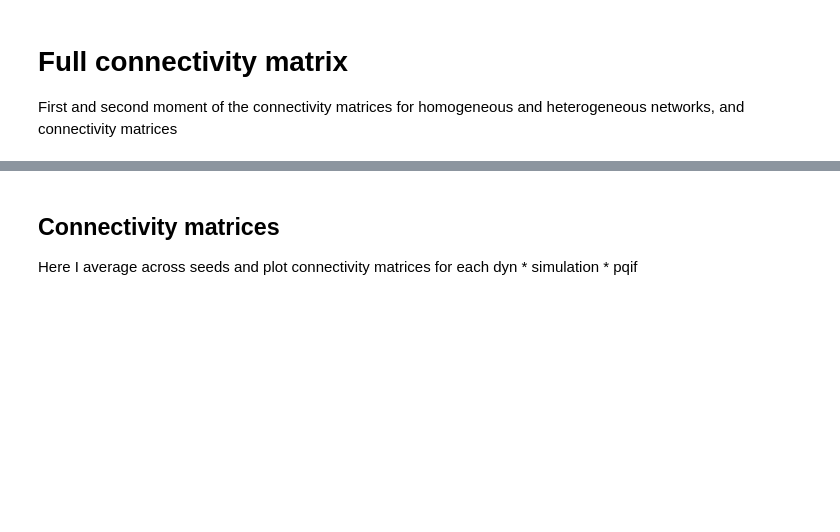
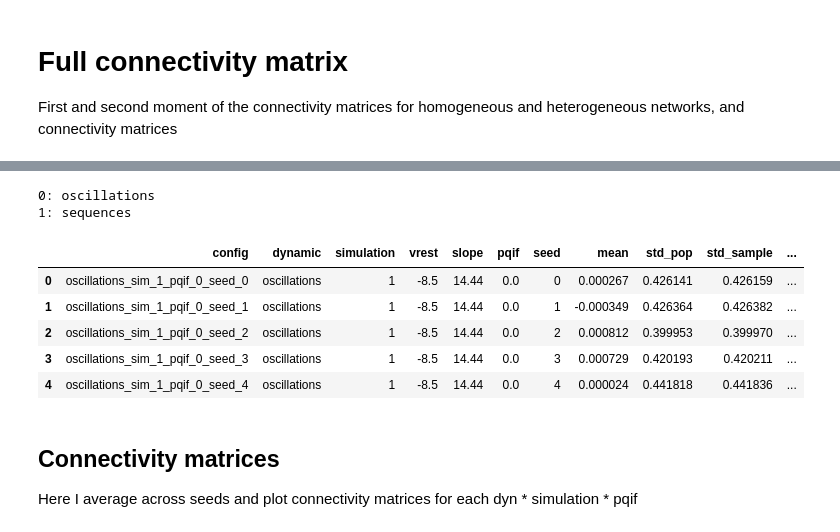
Before and after one commit to acevedomartina/HeterogeneousRNNs, a Jupyter notebook: learning/statistics_connectivity_matrix.ipynb, the cells around one changed output, grey strips where cells are left out. Cells and saved outputs as stored; diff of their text form; code cells hidden in the pictures; blank space fills up the shorter version.

Commit message:
Tested the use of classes to create configurations to loop through, on plotting statistics of the connectivity matrices

```diff
--- a/learning/statistics_connectivity_matrix.ipynb
+++ b/learning/statistics_connectivity_matrix.ipynb
@@ -106,3 +83,83 @@ wDF.head(5)
+# %%
+base_path = Path(r"J:\ordinary_simulations")  # Path to simulation files
+base_path.mkdir(parents=True, exist_ok=True)
+
+import numpy as np
+import pandas as pd
+
+
+weights_filtered_dict = {}
+rows = []
+
+for i, cfg in enumerate(configs):
+    print(f"{i}: {cfg.name}")
+
+    for sim_param, pqif, seed in cfg.iter_params():
+        sim = sim_param.sim
+        vrest = sim_param.vrest
+        gain = sim_param.gain
+
+
+        simulation_id = f'{cfg.name}_sim_{sim}_pqif_{pqif}_seed_{seed}'  # Shared across dataframe and dictionary
+
+        # ------------------------------ Initial matrix (with zero weights) ------------------------------
+        file_path_iloop_0 = base_path / f"simulation_{sim}\simulation_{sim}_connectivity_matrix\simulation_{sim}_connectivity_pqif_{pqif}_iloop_0_seed_{seed}"
+
+        M = np.loadtxt(file_path_iloop_0, delimiter=',')
+
+        # ------------------------------ Info about sparsity ------------------------------
+
+        zeros = M == 0  # matrix indicating which weights were initialized to zero
+        num_zero_weights = np.sum(zeros)
+        num_non_zero_weights = np.sum(~zeros)
+        frac_zero_weights = f"{np.sum(zeros) / M.size:.2f}" # should be around 0.7
+
+        # ------------------------------ Matrix after training ------------------------------
+
+        # Load matrix
+        file_path_iloop_11 = base_path / f'simulation_{sim}\simulation_{sim}_connectivity_matrix\simulation_{sim}_connectivity_pqif_{pqif}_iloop_11_seed_{seed}'
+
+        W_unfiltered = np.loadtxt(file_path_iloop_11, delimiter=',')
+
+        # ------------------------------ Filtered data: Exclude weights initialized to zero ------------------------------
+
+        W_filtered = W_unfiltered[~zeros]  # Omit zeros, becomes 1D
+        weights_filtered_dict[simulation_id] = W_filtered  # Add filtered weights to dictionary; is flattened
+
+        mean = np.mean(W_filtered)  # Mean
+        std_pop = np.std(W_filtered)  # Standard deviation (population)
+        std_sample = np.std(W_filtered, ddof=1)  # Standard deviation (sample)
+
+
+        # ------------------------------ Final stats ------------------------------
+
+
+        row = [simulation_id, cfg.name, sim, vrest, gain,
+                pqif, seed, mean, std_pop, std_sample,
+                num_zero_weights, num_non_zero_weights, frac_zero_weights]  # Store all data associated with the connectivity matrix + a simulationID to the weights in dictionary
+        rows.append(row)  # Append row to what becomes the dataframe later
+
+# ------------------------------ Make dataframe ------------------------------
+
+columns = ['config', 'dynamic', 'simulation', 'vrest', 'slope',
+           'pqif', 'seed',  'mean', 'std_pop', 'std_sample',
+           'num_zero_weights', 'num_non_zero_weights', 'frac_zero_weights']
+df = pd.DataFrame(rows, columns=columns)
+df.to_csv("statistics_connectivity.csv", index=False)
+
+# Part to copy for reusing csv
+loaded_df = pd.read_csv("statistics_connectivity.csv")
+wDF = loaded_df.copy()
+wDF.head(5)
+# %% [output]
+0: oscillations
+1: sequences
+|  | config | dynamic | simulation | vrest | slope | pqif | seed | mean | std_pop | std_sample | ... |
+| 0 | oscillations_sim_1_pqif_0_seed_0 | oscillations | 1 | -8.5 | 14.44 | 0.0 | 0 | 0.000267 | 0.426141 | 0.426159 | ... |
+| 1 | oscillations_sim_1_pqif_0_seed_1 | oscillations | 1 | -8.5 | 14.44 | 0.0 | 1 | -0.000349 | 0.426364 | 0.426382 | ... |
+| 2 | oscillations_sim_1_pqif_0_seed_2 | oscillations | 1 | -8.5 | 14.44 | 0.0 | 2 | 0.000812 | 0.399953 | 0.399970 | ... |
+| 3 | oscillations_sim_1_pqif_0_seed_3 | oscillations | 1 | -8.5 | 14.44 | 0.0 | 3 | 0.000729 | 0.420193 | 0.420211 | ... |
+| 4 | oscillations_sim_1_pqif_0_seed_4 | oscillations | 1 | -8.5 | 14.44 | 0.0 | 4 | 0.000024 | 0.441818 | 0.441836 | ... |
 # %% [markdown]
 ## Connectivity matrices
 
```
Also changed, not shown: parts of 6 cells of this notebook.
